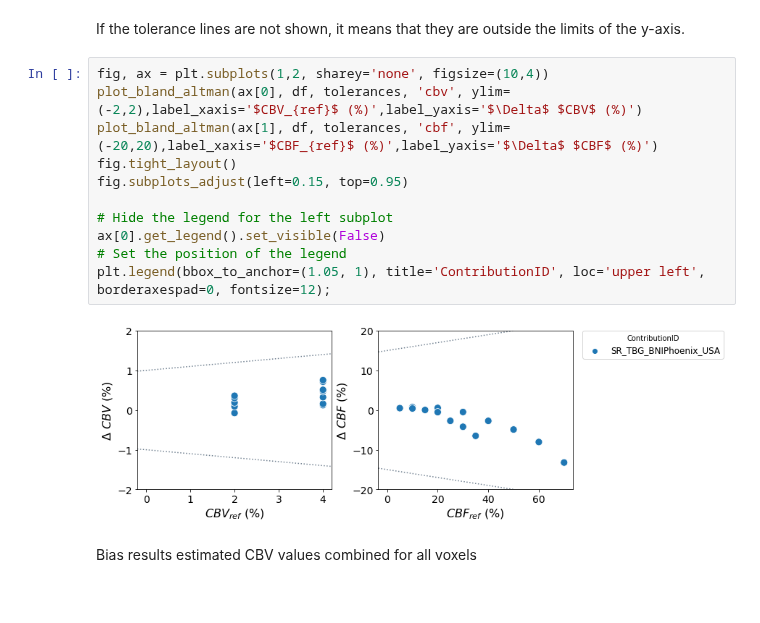
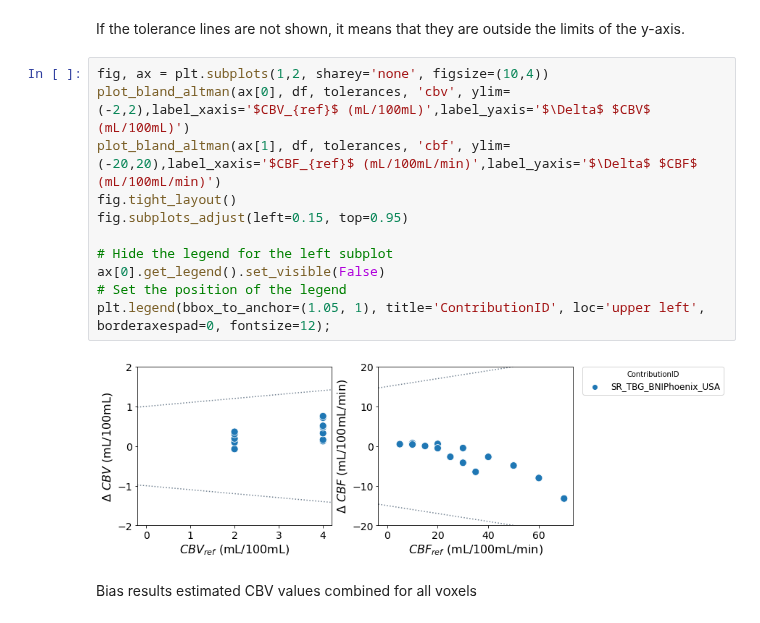
Before and after one commit to OSIPI/DCE-DSC-MRI_CodeCollection, a Jupyter notebook: notebooks/DSC_pars.ipynb, the cells around one changed output. Drawn from its saved outputs; the diff is of its cells as text.

```diff
--- a/notebooks/DSC_pars.ipynb
+++ b/notebooks/DSC_pars.ipynb
@@ -87,17 +87,17 @@ tolerances = { 'cbv': {'atol' : 1, 'rtol': 0.1 }, 'cbf': {'atol':15, 'rtol':0.1}
 If the tolerance lines are not shown, it means that they are outside the limits of the y-axis.
 # %%
 fig, ax = plt.subplots(1,2, sharey='none', figsize=(10,4))
-plot_bland_altman(ax[0], df, tolerances, 'cbv', ylim=(-2,2),label_xaxis='$CBV_{ref}$ (%)',label_yaxis='$\Delta$ $CBV$ (%)')
-plot_bland_altman(ax[1], df, tolerances, 'cbf', ylim=(-20,20),label_xaxis='$CBF_{ref}$ (%)',label_yaxis='$\Delta$ $CBF$ (%)')
+plot_bland_altman(ax[0], df, tolerances, 'cbv', ylim=(-2,2),label_xaxis='$CBV_{ref}$ (mL/100mL)',label_yaxis='$\Delta$ $CBV$ (mL/100mL)')
+plot_bland_altman(ax[1], df, tolerances, 'cbf', ylim=(-20,20),label_xaxis='$CBF_{ref}$ (mL/100mL/min)',label_yaxis='$\Delta$ $CBF$ (mL/100mL/min)')
 fig.tight_layout()
 fig.subplots_adjust(left=0.15, top=0.95)
 
 # Hide the legend for the left subplot
 ax[0].get_legend().set_visible(False)
 # Set the position of the legend
 plt.legend(bbox_to_anchor=(1.05, 1), title='ContributionID', loc='upper left', borderaxespad=0, fontsize=12);
 # %% [output]
-[figure, old version]
+[figure, new version]
 # %% [markdown]
 Bias results estimated CBV values combined for all voxels
 # %%
```
Also changed, not shown: parts of 1 cell of this notebook.
